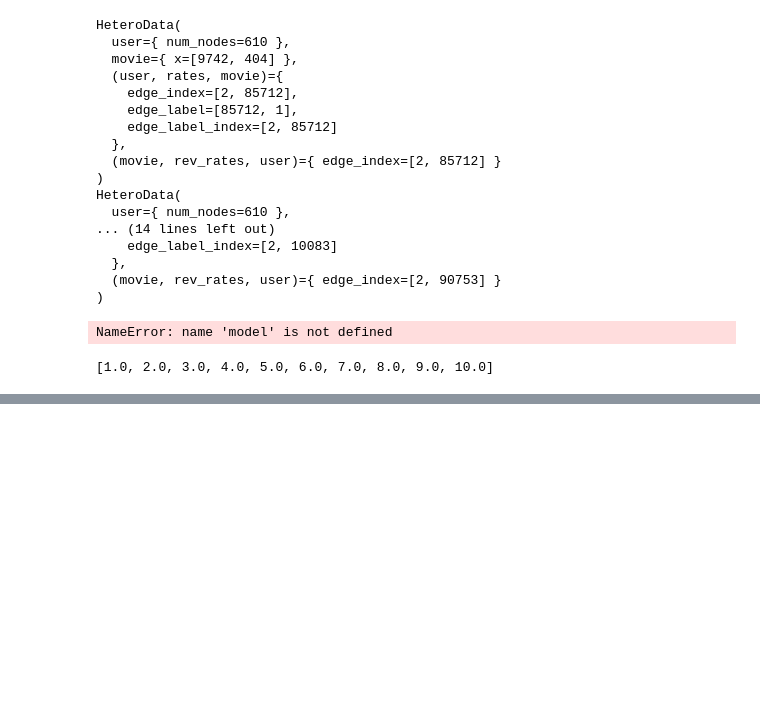
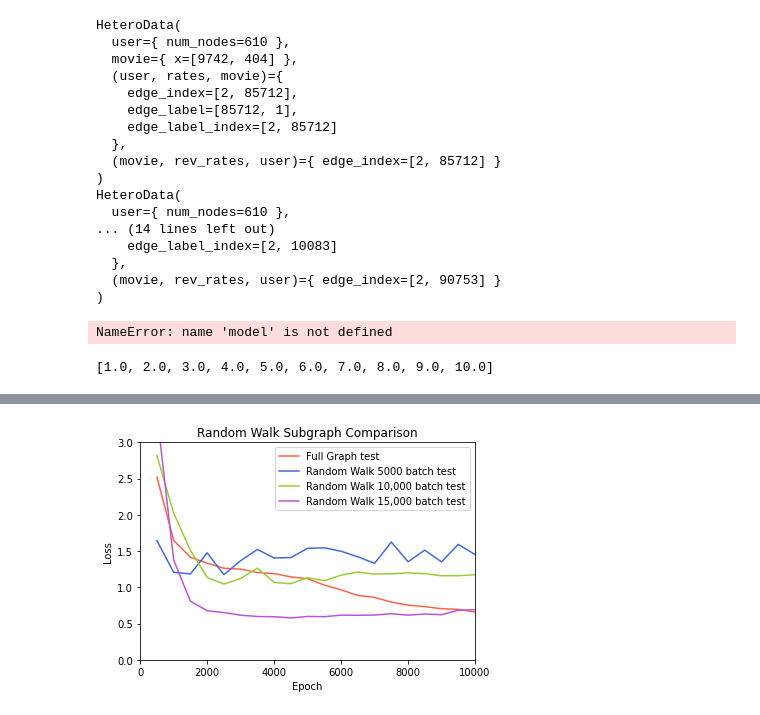
Before and after one commit to Sticksword/graph-neural-network-recommender-system, a Jupyter notebook: quang-sketch-link-pred.ipynb, the cells around one changed output, grey strips where cells are left out. Cells and saved outputs as stored; diff of their text form; code cells hidden in the pictures; blank space fills up the shorter version.

```diff
--- a/quang-sketch-link-pred.ipynb
+++ b/quang-sketch-link-pred.ipynb
@@ -275 +329,34 @@ class Net(torch.nn.Module):
+# %%
+def make_plot_2(dfs, title='', r_lim=13_000, top=3.):
+
+    def plot_df(plt_, df, name, color):
+        # plt_.plot(df['Train_Err'], label=f'{name} train', linestyle='dashed', color=color)
+        plt_.plot(df['Test_Err'], label=f'{name} test', color=color)
+
+    plt.title(title)
+    plt.ylim(top=top)
+    plt.xlim(right=r_lim)
+
+    colors = ['tomato', 'royalblue', 'yellowgreen', 'mediumorchid']
+    for color, (name, df) in zip(colors, dfs.items()):
+        plot_df(plt, df, name, color)
+
+    plt.ylabel('Loss')
+    plt.xlabel('Epoch')
+    plt.legend()
+
+    plt.show()
+
+make_plot_2(
+    dfs={
+        'Full Graph': load_df('gcn-genre.tsv'),
+        'Random Walk 5000 batch': load_df('gcn-genre-randwalk.tsv'),
+        'Random Walk 10,000 batch': load_df('gcn-genre-randwalk-10k.tsv'),
+        'Random Walk 15,000 batch': load_df('gcn-genre-randwalk-15k.tsv'),
+    },
+    title='Random Walk Subgraph Comparison',
+    r_lim=10_000,
+)
+# %% [output]
+[figure, added]
 # %% [markdown]
```
Also changed, not shown: parts of 3 cells of this notebook, 8 other files.
